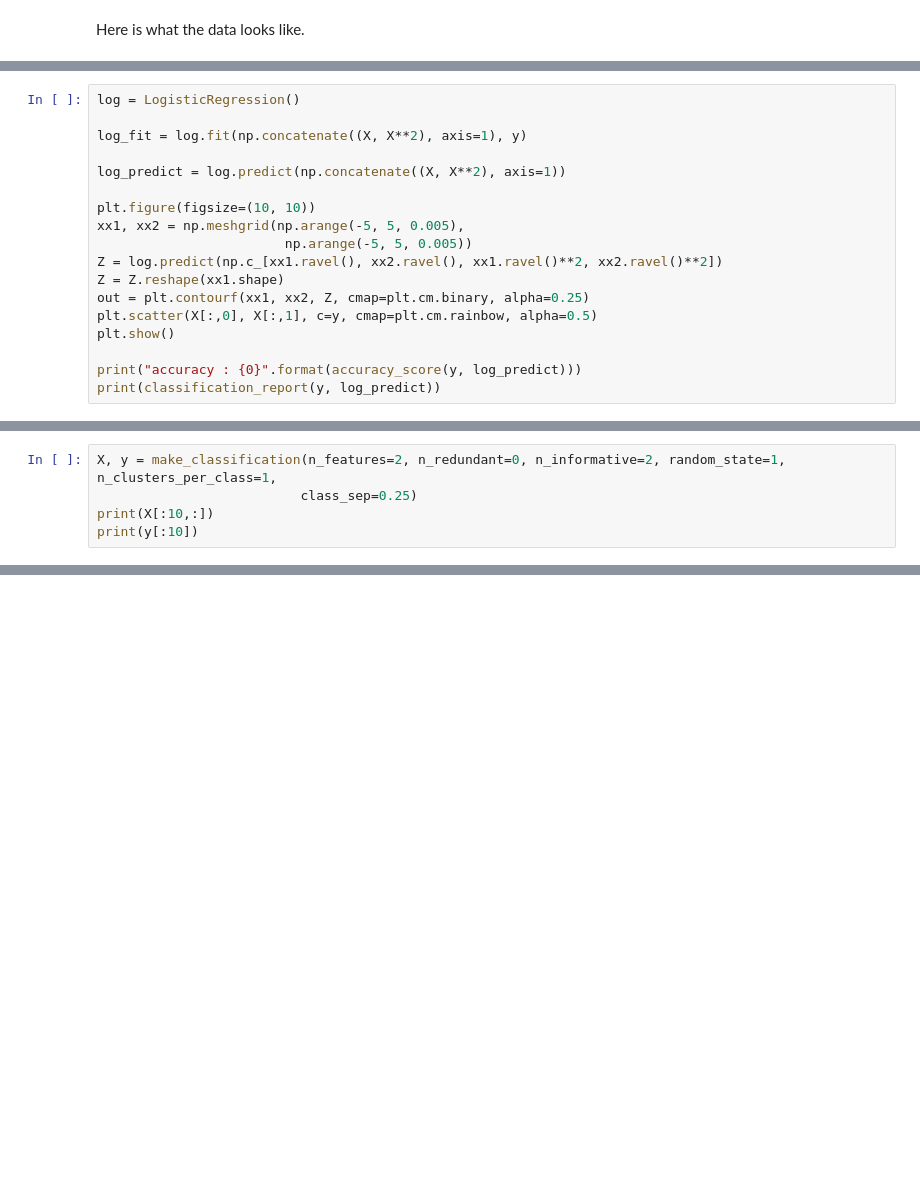
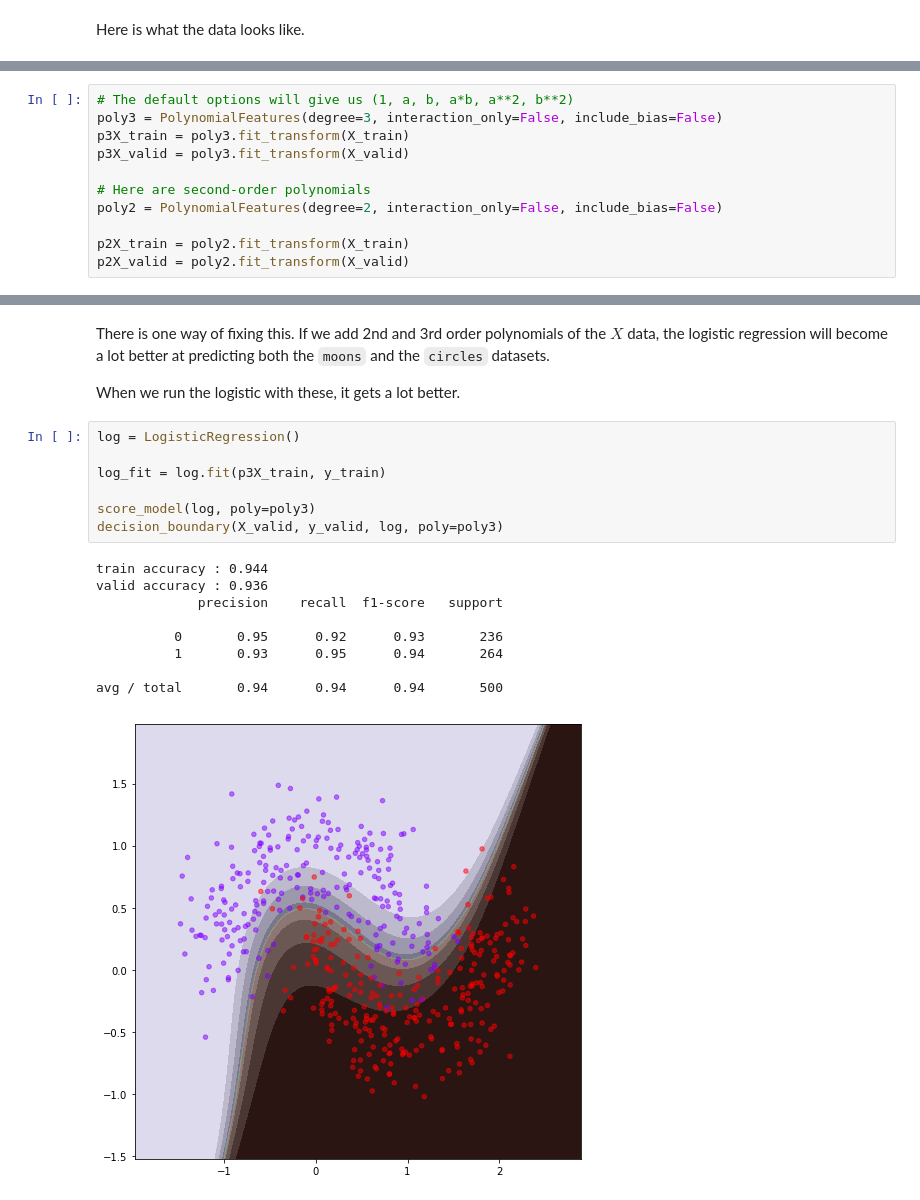
Before and after one commit to sjchiass/ml_guides, a Jupyter notebook: Statistical Learning/2_Classifiers.ipynb, the cells around one changed output, grey strips where cells are left out. Drawn from its saved outputs; the diff is of its cells as text; blank space fills up the shorter version.

```diff
--- a/Statistical Learning/2_Classifiers.ipynb
+++ b/Statistical Learning/2_Classifiers.ipynb
@@ -70,18 +167,0 @@ I remember from my Andrew Ng course that you can get a circular decision boundar
-# %%
-log = LogisticRegression()
-
-log_fit = log.fit(np.concatenate((X, X**2), axis=1), y)
-
-log_predict = log.predict(np.concatenate((X, X**2), axis=1))
-
-plt.figure(figsize=(10, 10))
-xx1, xx2 = np.meshgrid(np.arange(-5, 5, 0.005),
-                        np.arange(-5, 5, 0.005))
-Z = log.predict(np.c_[xx1.ravel(), xx2.ravel(), xx1.ravel()**2, xx2.ravel()**2])
-Z = Z.reshape(xx1.shape)
-out = plt.contourf(xx1, xx2, Z, cmap=plt.cm.binary, alpha=0.25)
-plt.scatter(X[:,0], X[:,1], c=y, cmap=plt.cm.rainbow, alpha=0.5)
-plt.show()
-
-print("accuracy : {0}".format(accuracy_score(y, log_predict)))
-print(classification_report(y, log_predict))
@@ -101,5 +167,0 @@ I will try a simpler dataset. I am going to use the example from [this example](
-# %%
-X, y = make_classification(n_features=2, n_redundant=0, n_informative=2, random_state=1, n_clusters_per_class=1,
-                          class_sep=0.25)
-print(X[:10,:])
-print(y[:10])
@@ -145,0 +230,11 @@ Plotting the decision boundary is a bit tricky. It's similar to plotting a line
+# %%
+# The default options will give us (1, a, b, a*b, a**2, b**2)
+poly3 = PolynomialFeatures(degree=3, interaction_only=False, include_bias=False)
+p3X_train = poly3.fit_transform(X_train)
+p3X_valid = poly3.fit_transform(X_valid)
+
+# Here are second-order polynomials
+poly2 = PolynomialFeatures(degree=2, interaction_only=False, include_bias=False)
+
+p2X_train = poly2.fit_transform(X_train)
+p2X_valid = poly2.fit_transform(X_valid)
@@ -145,0 +266,21 @@ Plotting the decision boundary is a bit tricky. It's similar to plotting a line
+# %% [markdown]
+There is one way of fixing this. If we add 2nd and 3rd order polynomials of the $X$ data, the logistic regression will become a lot better at predicting both the `moons` and the `circles` datasets.
+
+When we run the logistic with these, it gets a lot better.
+# %%
+log = LogisticRegression()
+
+log_fit = log.fit(p3X_train, y_train)
+
+score_model(log, poly=poly3)
+decision_boundary(X_valid, y_valid, log, poly=poly3)
+# %% [output]
+train accuracy : 0.944
+valid accuracy : 0.936
+             precision    recall  f1-score   support
+
+          0       0.95      0.92      0.93       236
+          1       0.93      0.95      0.94       264
+
+avg / total       0.94      0.94      0.94       500
+[figure, added]
```
Also changed, not shown: parts of 54 cells of this notebook, 3 other files.
